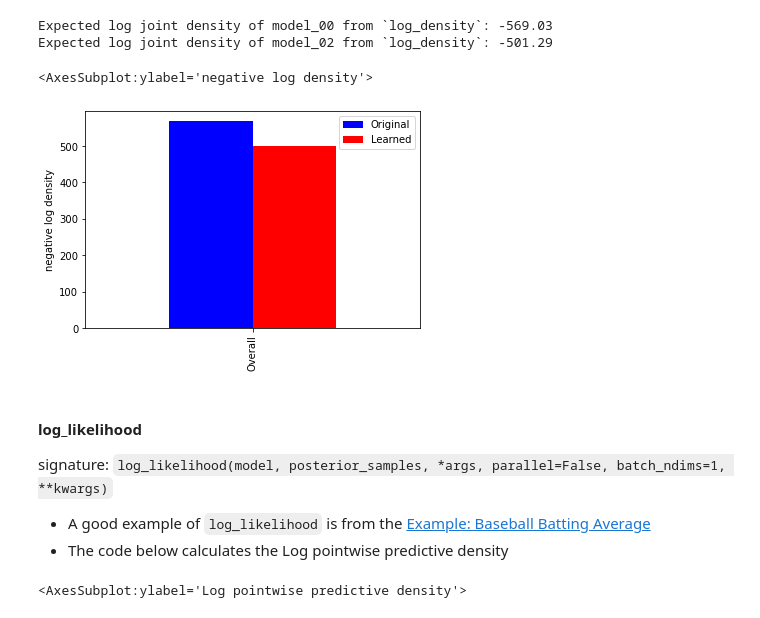
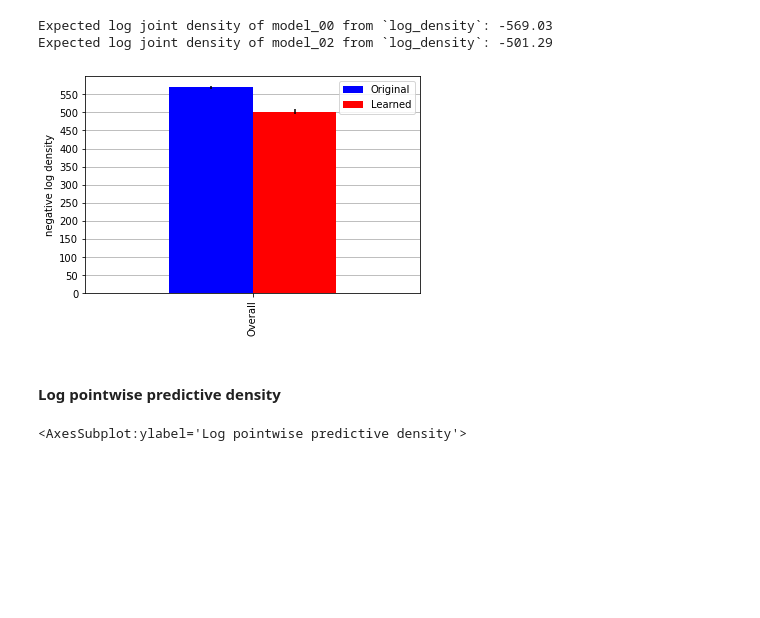
Before and after one commit to bdatko/numpyro_play, a Jupyter notebook: notebooks/Chapter_2_MBML_log_probability.ipynb, the cells around one changed output. Saved outputs shown, nothing was run; the diff lists cells and outputs as text; code cells hidden in the pictures; blank space fills up the shorter version.

```diff
--- a/notebooks/Chapter_2_MBML_log_probability.ipynb
+++ b/notebooks/Chapter_2_MBML_log_probability.ipynb
@@ -316,19 +406,16 @@ print(
 # %% [output]
 Expected log joint density of model_00 from `log_density`: -569.03
 Expected log joint density of model_02 from `log_density`: -501.29
-# %%
-pd.DataFrame(
-    -np.array([log_density_model_00, log_density_model_02])[None, :],
-    columns=["Original", "Learned"],
-    index=["Overall"],
-).plot(kind="bar", color=["b", "r"], ylabel="negative log density")
-# %% [output]
-<AxesSubplot:ylabel='negative log density'>
-[figure, removed]
+# %%
+plot_bars(
+    -np.array([log_density_model_00, log_density_model_02])[None, :],
+    ["Original", "Learned"],
+    ["Overall"],
+    tick_step=50.0,
+    ylabel="negative log density",
+    yerr=[[np.std(pe_model_00)], [np.std(pe_model_02)]],
+)
+# %% [output]
+[figure, added]
 # %% [markdown]
-#### **log_likelihood**
-
-signature: `log_likelihood(model, posterior_samples, *args, parallel=False, batch_ndims=1, **kwargs)`
-
-* A good example of `log_likelihood` is from the [Example: Baseball Batting Average](http://num.pyro.ai/en/stable/examples/baseball.html#example-baseball-batting-average)
-* The code below calculates the Log pointwise predictive density
+#### Log pointwise predictive density
```
Also changed, not shown: parts of 66 cells of this notebook, 1 other file.
